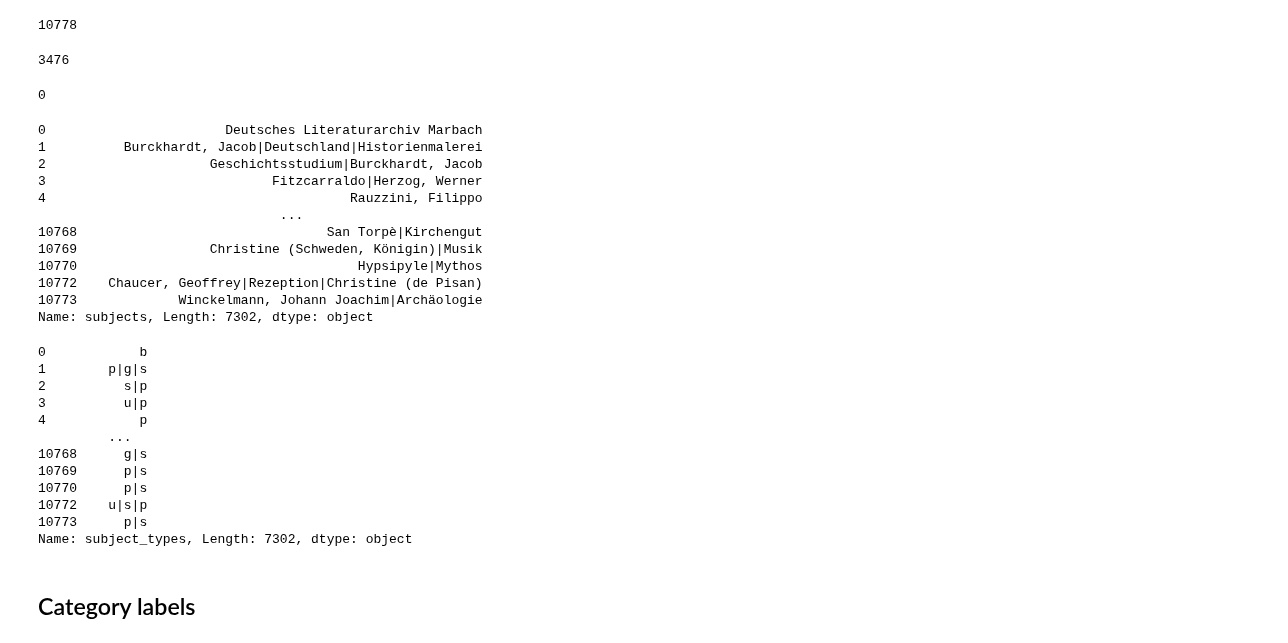
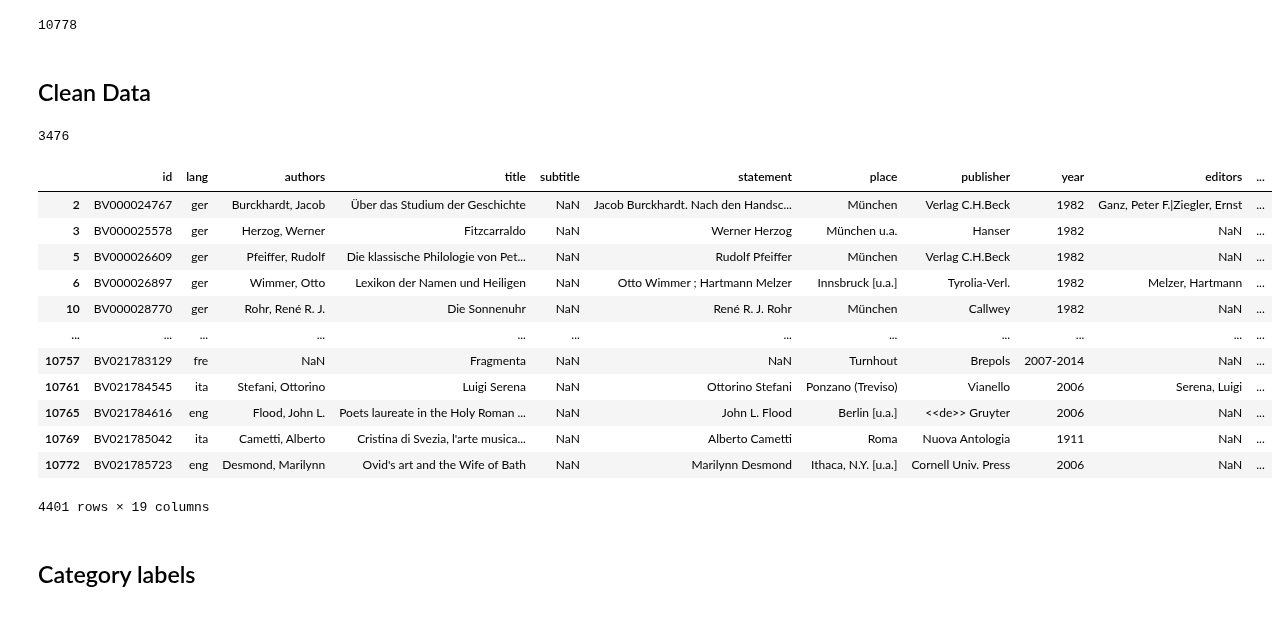
Before and after one commit to hanaCasey/BHVizData, a Jupyter notebook: exploration.ipynb, the cells around one changed output. Cells and saved outputs as stored; diff of their text form; code cells hidden in the pictures.

```diff
--- a/exploration.ipynb
+++ b/exploration.ipynb
@@ -14,4 +14,6 @@ df = pd.read_csv('data/out_test.csv')
 len(df)
 # %% [output]
 10778
+# %% [markdown]
+## Clean Data
 # %%
@@ -20,40 +24,23 @@ df['subjects'].isna().sum()
 # %% [output]
 3476
 # %%
-df.dropna(subset=['subjects'], inplace=True)
-df['subjects'].isna().sum()
+# drop documents that belong to a Volume of works (with parentid)
+
+df[df.parentId.isna()]
 # %% [output]
+|  | id | lang | authors | title | subtitle | statement | place | publisher | year | editors | ... |
+| 2 | BV000024767 | ger | Burckhardt, Jacob | Über das Studium der Geschichte | NaN | Jacob Burckhardt. Nach den Handsc... | München | Verlag C.H.Beck | 1982 | Ganz, Peter F.|Ziegler, Ernst | ... |
+| 3 | BV000025578 | ger | Herzog, Werner | Fitzcarraldo | NaN | Werner Herzog | München u.a. | Hanser | 1982 | NaN | ... |
+| 5 | BV000026609 | ger | Pfeiffer, Rudolf | Die klassische Philologie von Pet... | NaN | Rudolf Pfeiffer | München | Verlag C.H.Beck | 1982 | NaN | ... |
+| 6 | BV000026897 | ger | Wimmer, Otto | Lexikon der Namen und Heiligen | NaN | Otto Wimmer ; Hartmann Melzer | Innsbruck [u.a.] | Tyrolia-Verl. | 1982 | Melzer, Hartmann | ... |
+| 10 | BV000028770 | ger | Rohr, René R. J. | Die Sonnenuhr | NaN | René R. J. Rohr | München | Callwey | 1982 | NaN | ... |
+| ... | ... | ... | ... | ... | ... | ... | ... | ... | ... | ... | ... |
+| 10757 | BV021783129 | fre | NaN | Fragmenta | NaN | NaN | Turnhout | Brepols | 2007-2014 | NaN | ... |
+| 10761 | BV021784545 | ita | Stefani, Ottorino | Luigi Serena | NaN | Ottorino Stefani | Ponzano (Treviso) | Vianello | 2006 | Serena, Luigi | ... |
+| 10765 | BV021784616 | eng | Flood, John L. | Poets laureate in the Holy Roman ... | NaN | John L. Flood | Berlin [u.a.] | <<de>> Gruyter | 2006 | NaN | ... |
+| 10769 | BV021785042 | ita | Cametti, Alberto | Cristina di Svezia, l'arte musica... | NaN | Alberto Cametti | Roma | Nuova Antologia | 1911 | NaN | ... |
+| 10772 | BV021785723 | eng | Desmond, Marilynn | Ovid's art and the Wife of Bath | NaN | Marilynn Desmond | Ithaca, N.Y. [u.a.] | Cornell Univ. Press | 2006 | NaN | ... |
-0
+4401 rows × 19 columns
-# %%
-df['subjects']
-# %% [output]
-0                       Deutsches Literaturarchiv Marbach
-1          Burckhardt, Jacob|Deutschland|Historienmalerei
-2                     Geschichtsstudium|Burckhardt, Jacob
-3                             Fitzcarraldo|Herzog, Werner
-4                                       Rauzzini, Filippo
-                               ...
-10768                                San Torpè|Kirchengut
-10769                 Christine (Schweden, Königin)|Musik
-10770                                    Hypsipyle|Mythos
-10772    Chaucer, Geoffrey|Rezeption|Christine (de Pisan)
-10773             Winckelmann, Johann Joachim|Archäologie
-Name: subjects, Length: 7302, dtype: object
-# %%
-df['subject_types']
-# %% [output]
-0            b
-1        p|g|s
-2          s|p
-3          u|p
-4            p
-         ...
-10768      g|s
-10769      p|s
-10770      p|s
-10772    u|s|p
-10773      p|s
-Name: subject_types, Length: 7302, dtype: object
 # %% [markdown]
 ## Category labels
 # %%
```
Also changed, not shown: parts of 6 cells of this notebook, 1 other file.
